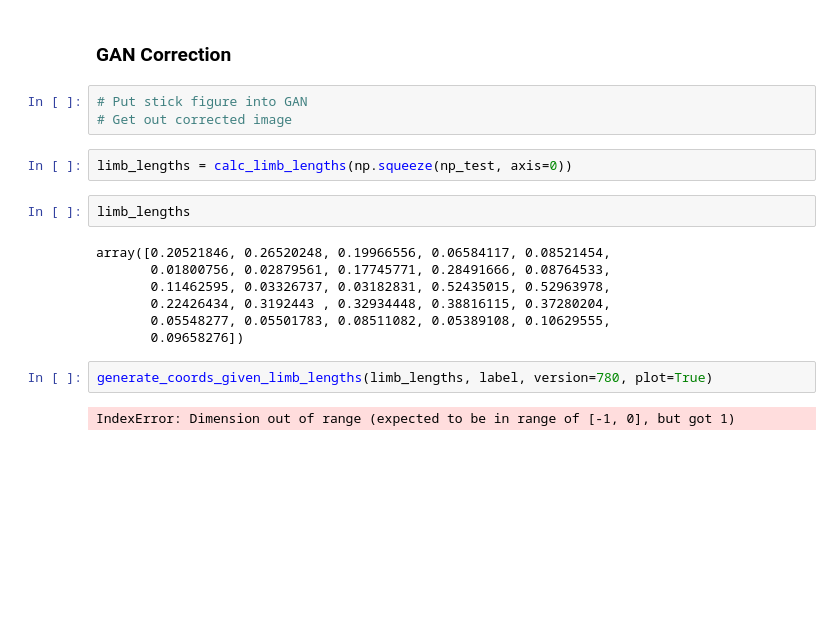
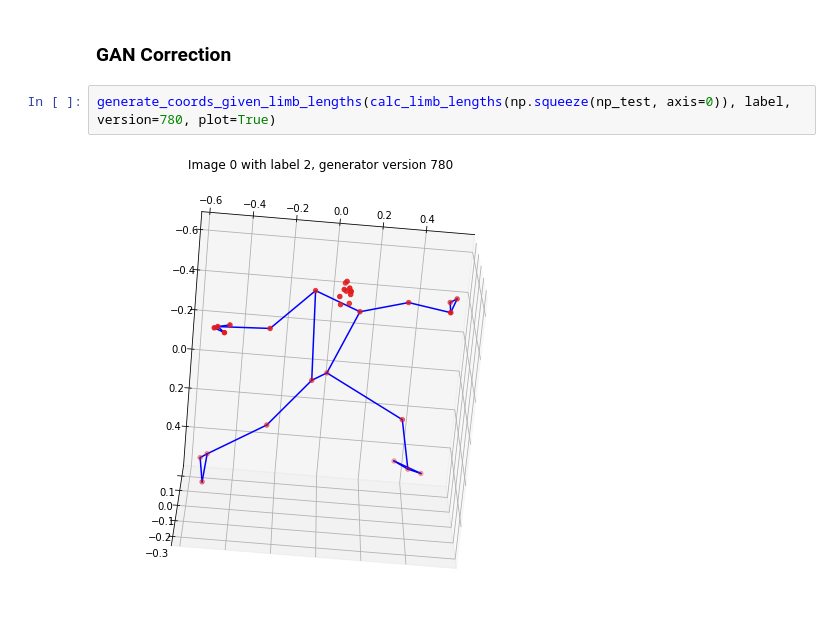
Before and after one commit to alec-flowers/visual_intelligence, a Jupyter notebook: notebooks/Pose Correction Pipeline.ipynb, the cells around one changed output. Saved outputs shown, nothing was run; the diff lists cells and outputs as text; blank space fills up the shorter version.

Commit message:
chore: upload newest version

```diff
--- a/notebooks/Pose Correction Pipeline.ipynb
+++ b/notebooks/Pose Correction Pipeline.ipynb
@@ -116,21 +116,7 @@ compare_two_figures(np.squeeze(np_test), np.squeeze(ground_truth), annotated_tes
 [figure]
 # %% [markdown]
 ### GAN Correction
-# %%
-# Put stick figure into GAN
-# Get out corrected image
-# %%
-limb_lengths = calc_limb_lengths(np.squeeze(np_test, axis=0))
-# %%
-limb_lengths
-# %% [output]
-array([0.20521846, 0.26520248, 0.19966556, 0.06584117, 0.08521454,
-       0.01800756, 0.02879561, 0.17745771, 0.28491666, 0.08764533,
-       0.11462595, 0.03326737, 0.03182831, 0.52435015, 0.52963978,
-       0.22426434, 0.3192443 , 0.32934448, 0.38816115, 0.37280204,
-       0.05548277, 0.05501783, 0.08511082, 0.05389108, 0.10629555,
-       0.09658276])
-# %%
-generate_coords_given_limb_lengths(limb_lengths, label, version=780, plot=True)
-# %% [output]
-IndexError: Dimension out of range (expected to be in range of [-1, 0], but got 1)
+# %%
+generate_coords_given_limb_lengths(calc_limb_lengths(np.squeeze(np_test, axis=0)), label, version=780, plot=True)
+# %% [output]
+[figure, added]
```
